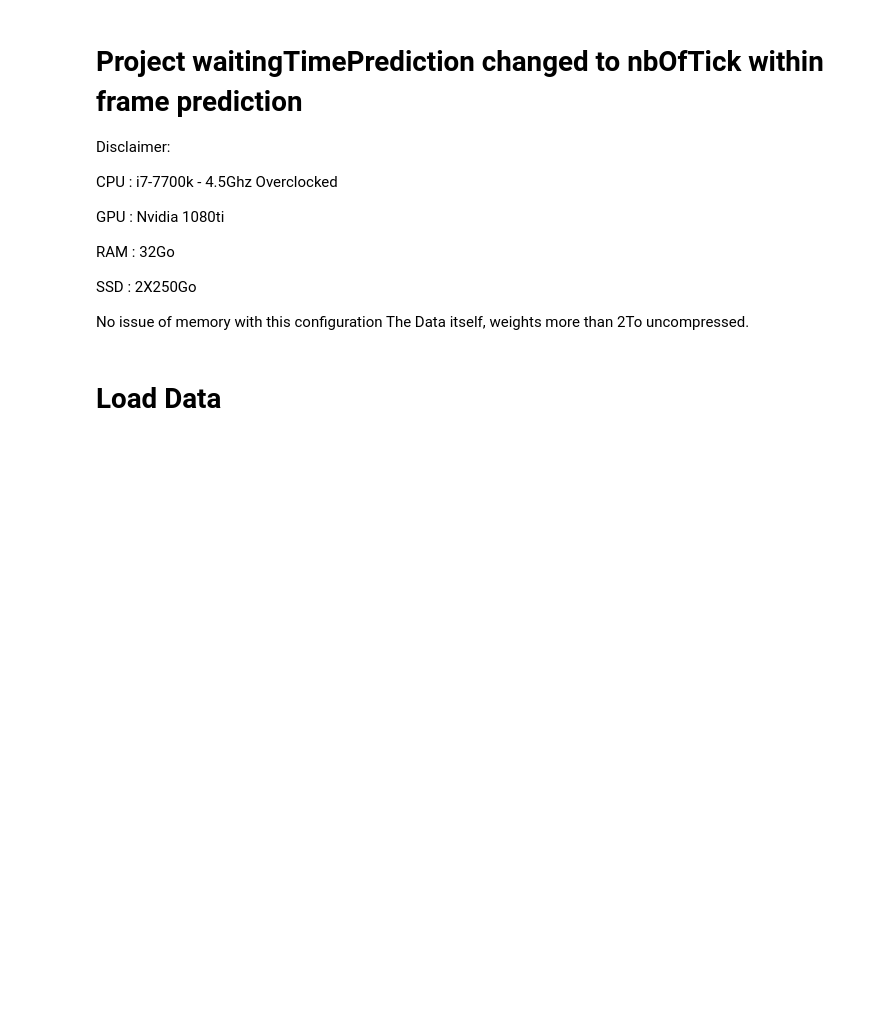
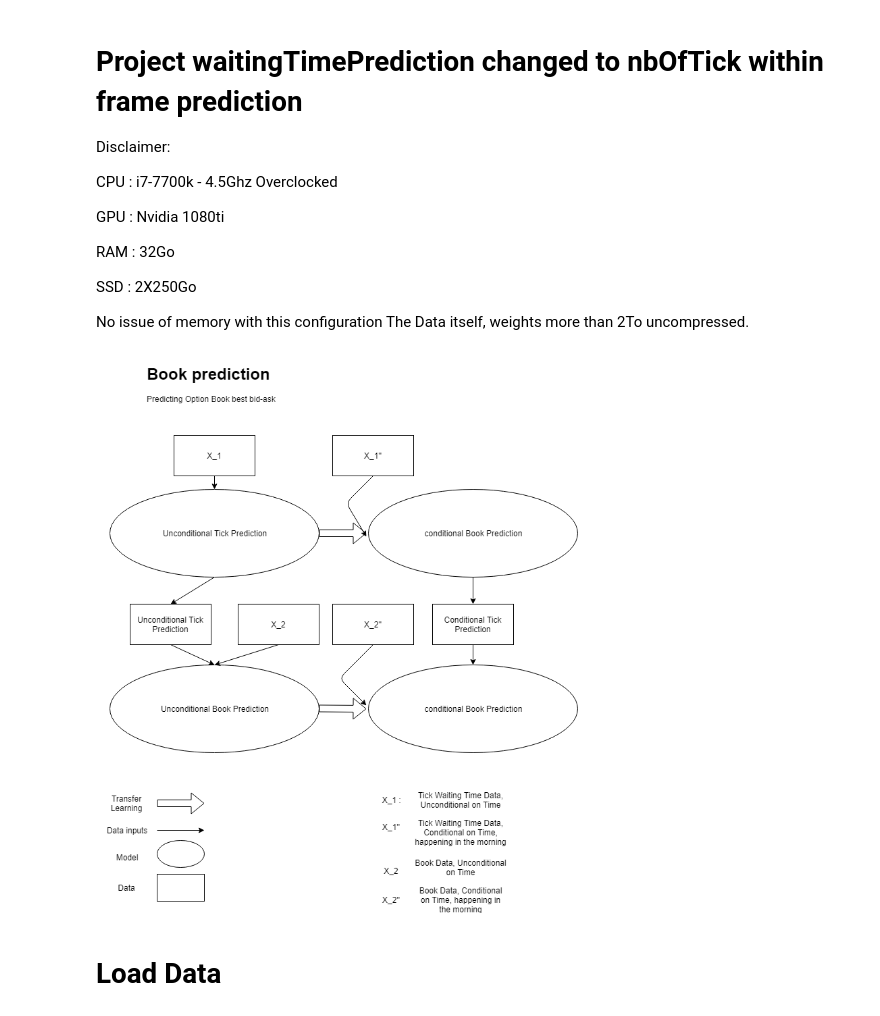
Before and after one commit to LouisEchard/ML_MiniProjects, a Jupyter notebook: WaitingTimePredictionPart1 - v2.ipynb, the cells around one changed output. Saved outputs shown, nothing was run; the diff lists cells and outputs as text; code cells hidden in the pictures; blank space fills up the shorter version.

```diff
--- a/WaitingTimePredictionPart1 - v2.ipynb
+++ b/WaitingTimePredictionPart1 - v2.ipynb
@@ -13,6 +13,13 @@ SSD : 2X250Go
 
 No issue of memory with this configuration
 The Data itself, weights more than 2To uncompressed.
+# %%
+from IPython.display import display, Image
+
+i = Image(filename="ModelThesis.png")
+display(i)
+# %% [output]
+[figure, added]
 # %%
 #imports
 import json
```
Also changed, not shown: parts of 9 cells of this notebook.
